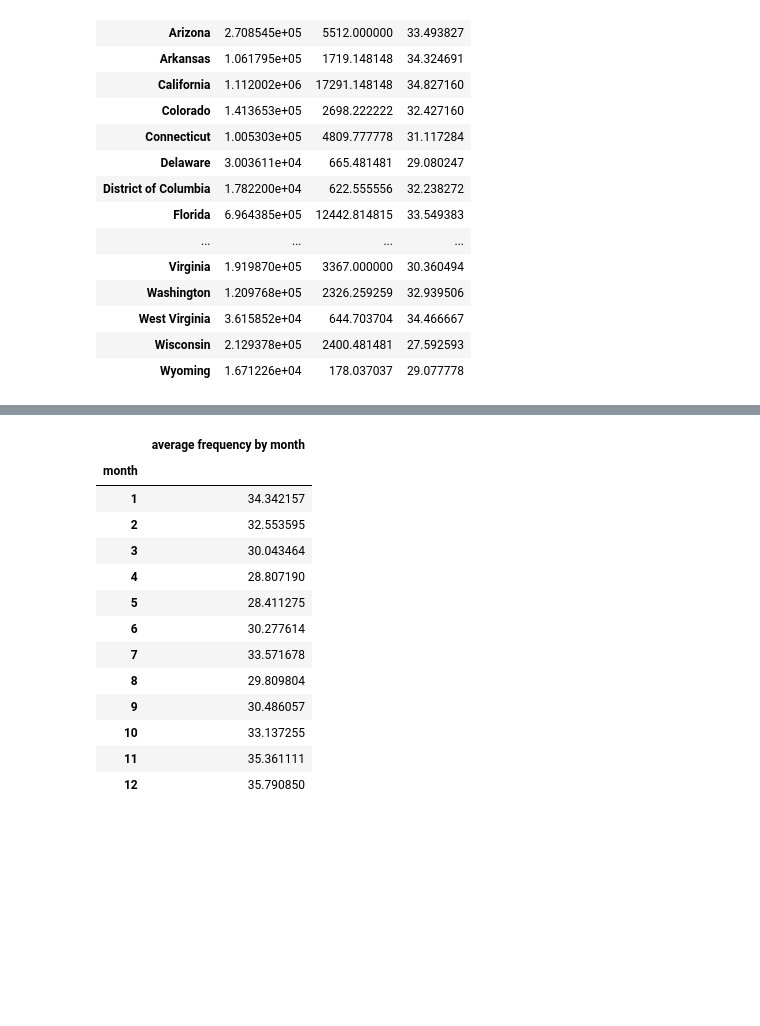
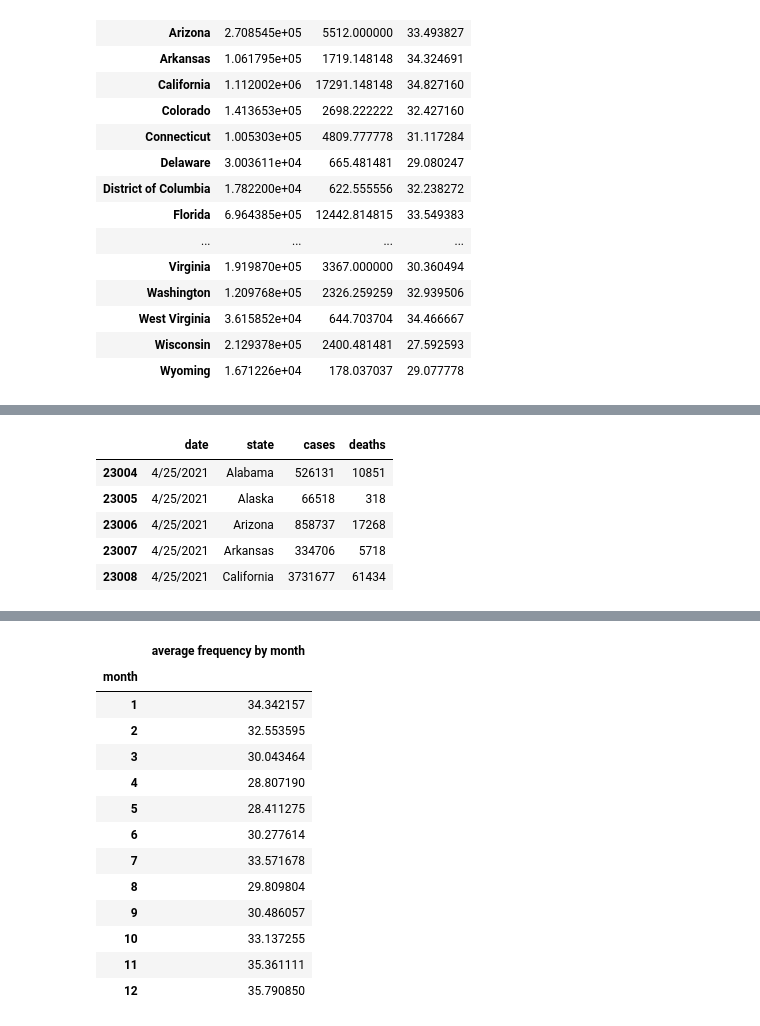
Before and after one commit to fengrujie0721/Impact-of-COVID-19-on-Mental-Health-in-United-States, a Jupyter notebook: Covid_affect_on_mental_health.ipynb, the cells around one changed output, grey strips where cells are left out. Cells and saved outputs as stored; diff of their text form; code cells hidden in the pictures; blank space fills up the shorter version.

```diff
--- a/Covid_affect_on_mental_health.ipynb
+++ b/Covid_affect_on_mental_health.ipynb
@@ -524,3 +505,14 @@ plt.show()
 # impact to the number of deaths as a result of Covid 19 infection cases.
 # Based on the data, we can claim that there is a positive correlation between Cases vs. Deaths
 # Further analysis will help to determine if there is covid impact/affect on anxiety (mental health).
+# %%
+#Create data frame for total number of cases and deaths as of 04/25/2021
+covid_042521_df = covid_data.loc[covid_data["date"] =="4/25/2021", :]
+covid_042521_df.head()
+# %% [output]
+|  | date | state | cases | deaths |
+| 23004 | 4/25/2021 | Alabama | 526131 | 10851 |
+| 23005 | 4/25/2021 | Alaska | 66518 | 318 |
+| 23006 | 4/25/2021 | Arizona | 858737 | 17268 |
+| 23007 | 4/25/2021 | Arkansas | 334706 | 5718 |
+| 23008 | 4/25/2021 | California | 3731677 | 61434 |
```
Also changed, not shown: parts of 28 cells of this notebook, 8 other files.
